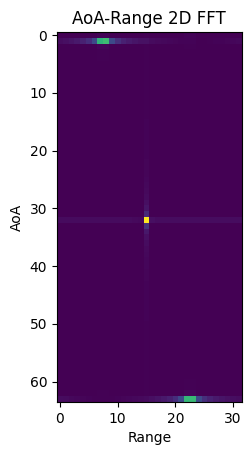
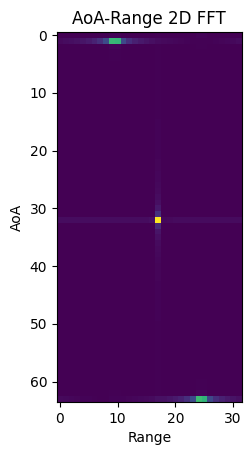
The change to this notebook cell's code, shown as a diff; its figure went from the first image to the second:
--- before
+++ after
@@ -13,6 +13,8 @@
 chirp_end_time0 = bandwdith/_k
 RXs = [Antenna(x=lambda0/2*i) for i in range(NR)]
-radar = Radar(transmitter=Transmitter(chirp_end_time=chirp_end_time0, chirp_slope=_k),
-              receiver=Receiver(adc_sample_rate=_fs, adc_sample_count_max=2048,
+radar = Radar(transmitter=Transmitter(chirp_end_time=chirp_end_time0,
+                                      chirp_slope=_k),
+              receiver=Receiver(adc_sample_rate=_fs,
+                                adc_sample_count_max=2048,
                                 adc_sample_count=NA,
                                 antennas=RXs),
@@ -32,8 +34,7 @@
 bb = rt_points([radar], scatterers, radar,
                debug=False)
-cube = bb["adc_cube"]
-print("cube.shape", cube.shape)
-fast_time_axis = 3
-rx_antenna_axis = 2
+cube = bb["adc_cube"][0,0,:,:]
+fast_time_axis = 1  #3
+rx_antenna_axis = 0  #2
 # first compute the range FFT
 R_fft = fft(cube, axis=fast_time_axis)
@@ -42,7 +43,8 @@
 # for Range vs AoA, display magnitude
 # and need to fftshift to have the negative frequencies moved around 0
-Z_fft = abs(fftshift(A_FFT[0, 0, :, :], axes=0))
+Z_fft = abs(fftshift(A_FFT))  # A_FFT[0, 0, :, :], axes=0))
 plt.xlabel("Range")
 plt.ylabel("AoA")
 plt.title('AoA-Range 2D FFT')
 plt.imshow(Z_fft[:,:NA//2])
+plt.show()

Commit: 0.0.11-pre.3